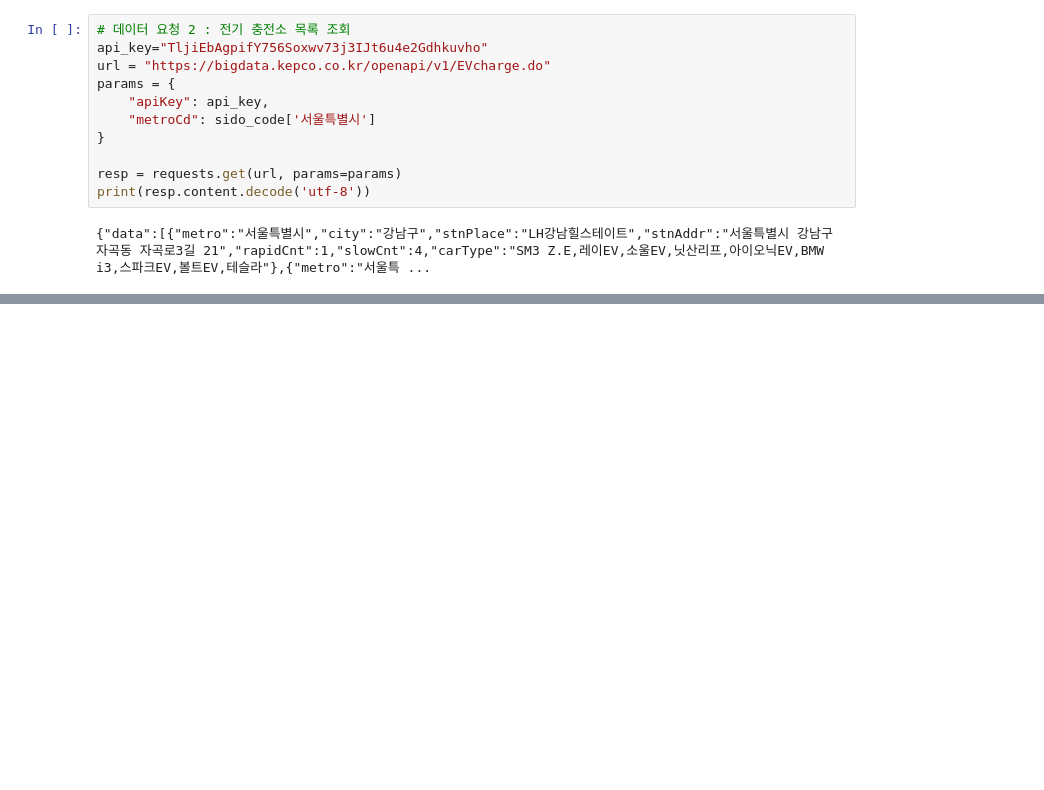
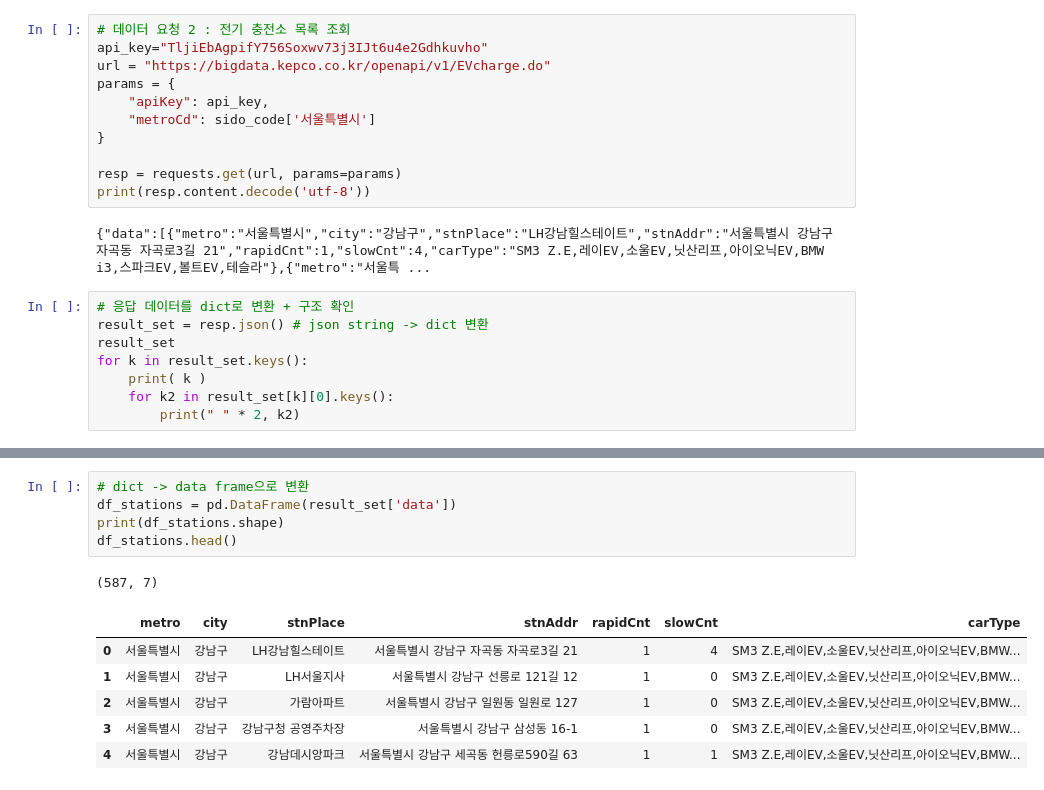
Before and after one commit to shared-repo/human-da5, a Jupyter notebook: workspace/db/06.use_db_7.ipynb, the cells around one changed output, grey strips where cells are left out. Saved outputs shown, nothing was run; the diff lists cells and outputs as text; blank space fills up the shorter version.

```diff
--- a/workspace/db/06.use_db_7.ipynb
+++ b/workspace/db/06.use_db_7.ipynb
@@ -57,3 +57,11 @@ resp = requests.get(url, params=params)
 print(resp.content.decode('utf-8'))
 # %% [output]
 {"data":[{"metro":"서울특별시","city":"강남구","stnPlace":"LH강남힐스테이트","stnAddr":"서울특별시 강남구 자곡동 자곡로3길 21","rapidCnt":1,"slowCnt":4,"carType":"SM3 Z.E,레이EV,소울EV,닛산리프,아이오닉EV,BMW i3,스파크EV,볼트EV,테슬라"},{"metro":"서울특 ...
+# %%
+# 응답 데이터를 dict로 변환 + 구조 확인
+result_set = resp.json() # json string -> dict 변환
+result_set
+for k in result_set.keys():
+    print( k )
+    for k2 in result_set[k][0].keys():
+        print(" " * 2, k2)
@@ -59,0 +77,13 @@ print(resp.content.decode('utf-8'))
+# %%
+# dict -> data frame으로 변환
+df_stations = pd.DataFrame(result_set['data'])
+print(df_stations.shape)
+df_stations.head()
+# %% [output]
+(587, 7)
+|  | metro | city | stnPlace | stnAddr | rapidCnt | slowCnt | carType |
+| 0 | 서울특별시 | 강남구 | LH강남힐스테이트 | 서울특별시 강남구 자곡동 자곡로3길 21 | 1 | 4 | SM3 Z.E,레이EV,소울EV,닛산리프,아이오닉EV,BMW... |
+| 1 | 서울특별시 | 강남구 | LH서울지사 | 서울특별시 강남구 선릉로 121길 12 | 1 | 0 | SM3 Z.E,레이EV,소울EV,닛산리프,아이오닉EV,BMW... |
+| 2 | 서울특별시 | 강남구 | 가람아파트 | 서울특별시 강남구 일원동 일원로 127 | 1 | 0 | SM3 Z.E,레이EV,소울EV,닛산리프,아이오닉EV,BMW... |
+| 3 | 서울특별시 | 강남구 | 강남구청 공영주차장 | 서울특별시 강남구 삼성동 16-1 | 1 | 0 | SM3 Z.E,레이EV,소울EV,닛산리프,아이오닉EV,BMW... |
+| 4 | 서울특별시 | 강남구 | 강남데시앙파크 | 서울특별시 강남구 세곡동 헌릉로590길 63 | 1 | 1 | SM3 Z.E,레이EV,소울EV,닛산리프,아이오닉EV,BMW... |
```
Also changed, not shown: parts of 4 cells of this notebook.
